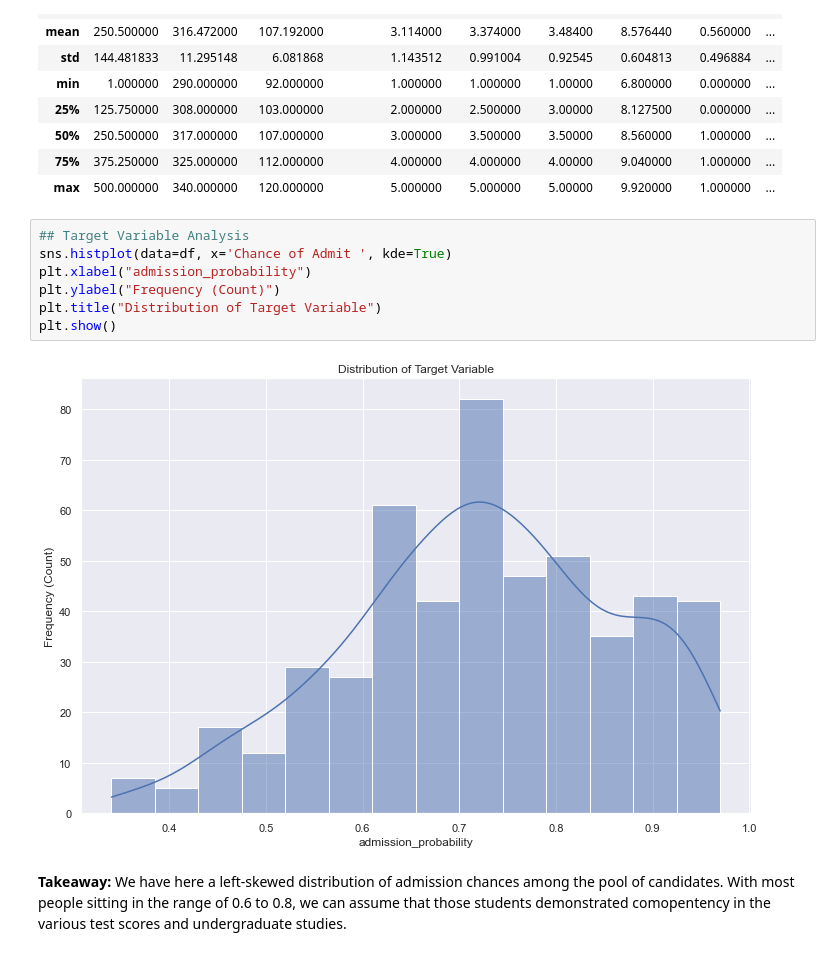
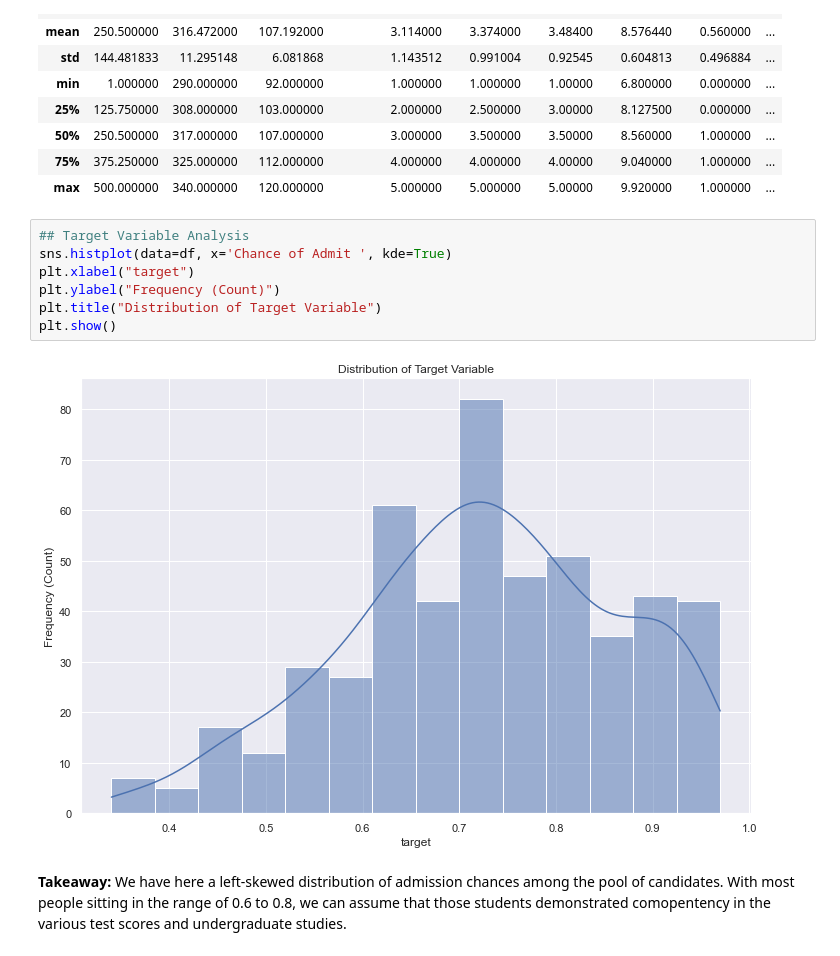
Before and after one commit to aorsot1/data_science_kaggle_datasets, a Jupyter notebook: Notebooks/Python/masters-admission-rmse-0-04-w-eda (1).ipynb, the cells around one changed output. Saved outputs shown, nothing was run; the diff lists cells and outputs as text.

```diff
--- a/Notebooks/Python/masters-admission-rmse-0-04-w-eda (1).ipynb
+++ b/Notebooks/Python/masters-admission-rmse-0-04-w-eda (1).ipynb
@@ -151,12 +151,12 @@ df.describe()
 # %%
 ## Target Variable Analysis
 sns.histplot(data=df, x='Chance of Admit ', kde=True)
-plt.xlabel("admission_probability")
+plt.xlabel("target")
 plt.ylabel("Frequency (Count)")
 plt.title("Distribution of Target Variable")
 plt.show()
 # %% [output]
-[figure, old version]
+[figure, new version]
 # %% [markdown]
 **Takeaway:** We have here a left-skewed distribution of admission chances among the pool of candidates. With most people sitting in the range of 0.6 to 0.8, we can assume that those students demonstrated comopentency in the various test scores and undergraduate studies.
 # %% [markdown]
```
Also changed, not shown: parts of 18 cells of this notebook.
